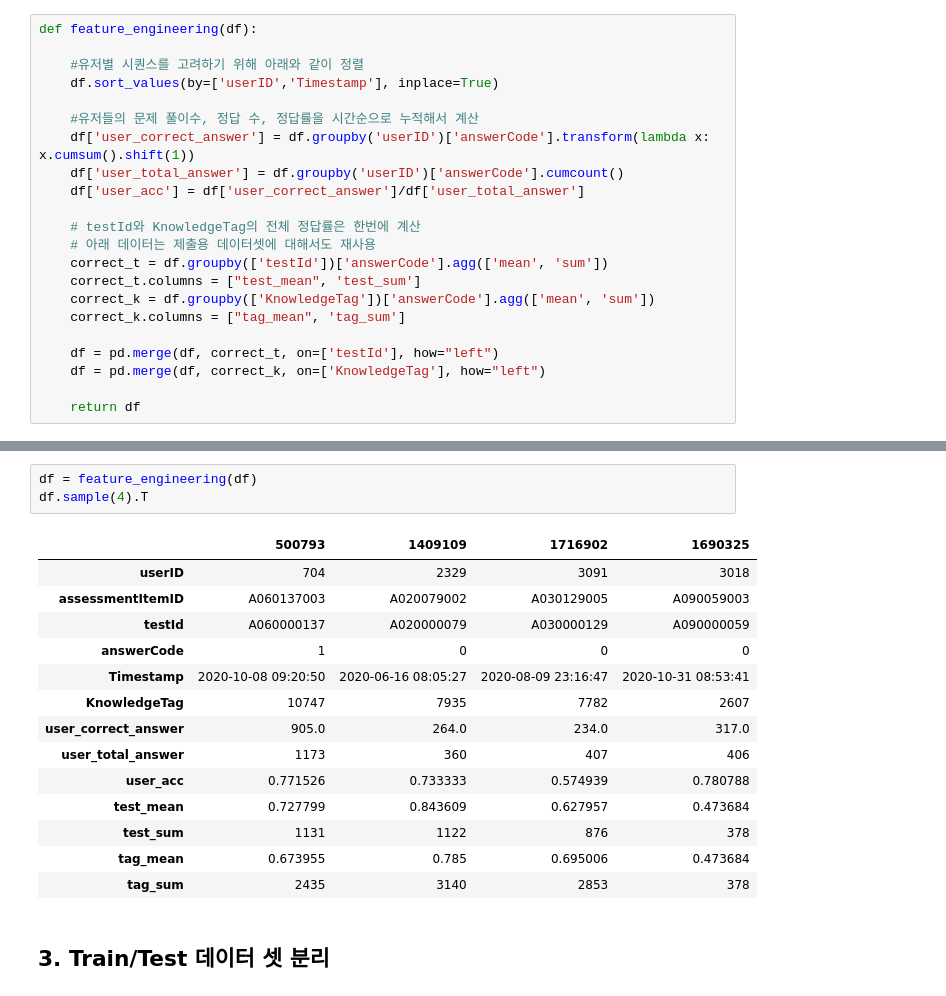
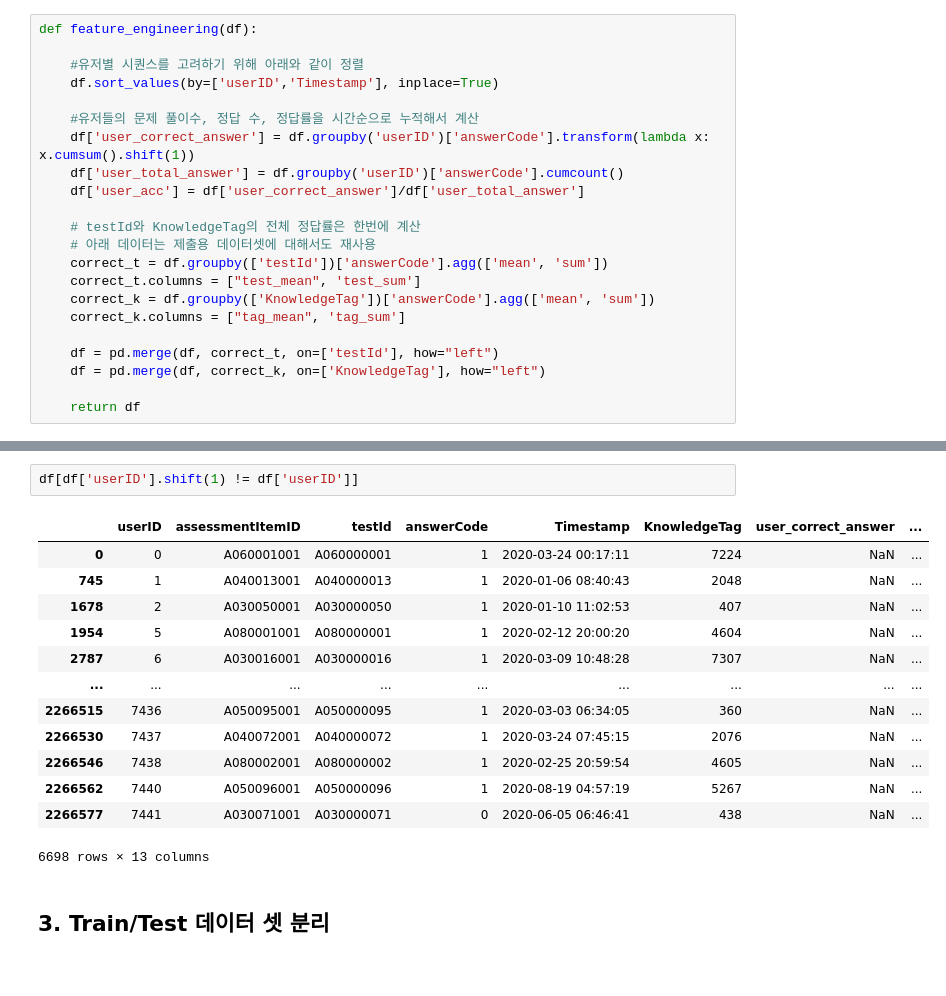
Before and after one commit to boostcampaitech5/level2_dkt-recsys-07, a Jupyter notebook: code/models/LGBM/LGBM Baseline.ipynb, the cells around one changed output, grey strips where cells are left out. Drawn from its saved outputs; the diff is of its cells as text.

```diff
--- a/code/models/LGBM/LGBM Baseline.ipynb
+++ b/code/models/LGBM/LGBM Baseline.ipynb
@@ -53,21 +69,19 @@ df
-# %%
-df = feature_engineering(df)
-df.sample(4).T
-# %% [output]
-|  | 500793 | 1409109 | 1716902 | 1690325 |
-| userID | 704 | 2329 | 3091 | 3018 |
-| assessmentItemID | A060137003 | A020079002 | A030129005 | A090059003 |
-| testId | A060000137 | A020000079 | A030000129 | A090000059 |
-| answerCode | 1 | 0 | 0 | 0 |
-| Timestamp | 2020-10-08 09:20:50 | 2020-06-16 08:05:27 | 2020-08-09 23:16:47 | 2020-10-31 08:53:41 |
-| KnowledgeTag | 10747 | 7935 | 7782 | 2607 |
-| user_correct_answer | 905.0 | 264.0 | 234.0 | 317.0 |
-| user_total_answer | 1173 | 360 | 407 | 406 |
-| user_acc | 0.771526 | 0.733333 | 0.574939 | 0.780788 |
-| test_mean | 0.727799 | 0.843609 | 0.627957 | 0.473684 |
-| test_sum | 1131 | 1122 | 876 | 378 |
-| tag_mean | 0.673955 | 0.785 | 0.695006 | 0.473684 |
-| tag_sum | 2435 | 3140 | 2853 | 378 |
+# %%
+df[df['userID'].shift(1) != df['userID']]
+# %% [output]
+|  | userID | assessmentItemID | testId | answerCode | Timestamp | KnowledgeTag | user_correct_answer | ... |
+| 0 | 0 | A060001001 | A060000001 | 1 | 2020-03-24 00:17:11 | 7224 | NaN | ... |
+| 745 | 1 | A040013001 | A040000013 | 1 | 2020-01-06 08:40:43 | 2048 | NaN | ... |
+| 1678 | 2 | A030050001 | A030000050 | 1 | 2020-01-10 11:02:53 | 407 | NaN | ... |
+| 1954 | 5 | A080001001 | A080000001 | 1 | 2020-02-12 20:00:20 | 4604 | NaN | ... |
+| 2787 | 6 | A030016001 | A030000016 | 1 | 2020-03-09 10:48:28 | 7307 | NaN | ... |
+| ... | ... | ... | ... | ... | ... | ... | ... | ... |
+| 2266515 | 7436 | A050095001 | A050000095 | 1 | 2020-03-03 06:34:05 | 360 | NaN | ... |
+| 2266530 | 7437 | A040072001 | A040000072 | 1 | 2020-03-24 07:45:15 | 2076 | NaN | ... |
+| 2266546 | 7438 | A080002001 | A080000002 | 1 | 2020-02-25 20:59:54 | 4605 | NaN | ... |
+| 2266562 | 7440 | A050096001 | A050000096 | 1 | 2020-08-19 04:57:19 | 5267 | NaN | ... |
+| 2266577 | 7441 | A030071001 | A030000071 | 0 | 2020-06-05 06:46:41 | 438 | NaN | ... |
+6698 rows × 13 columns
 # %% [markdown]
 ## 3. Train/Test 데이터 셋 분리
 # %%
```
Also changed, not shown: parts of 2 cells of this notebook, 6 other files.
